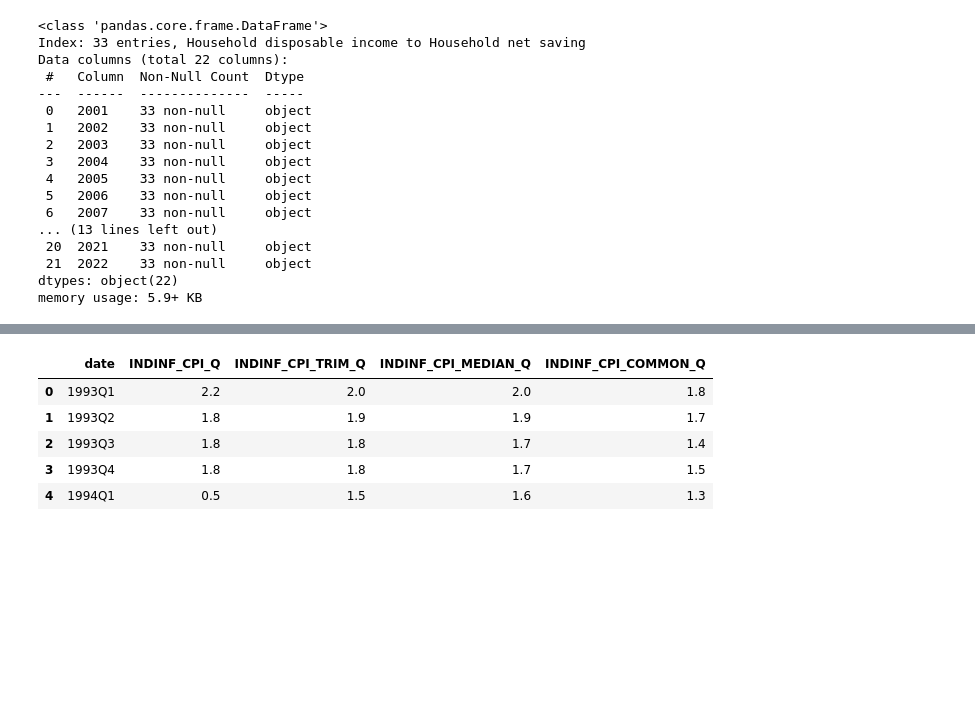
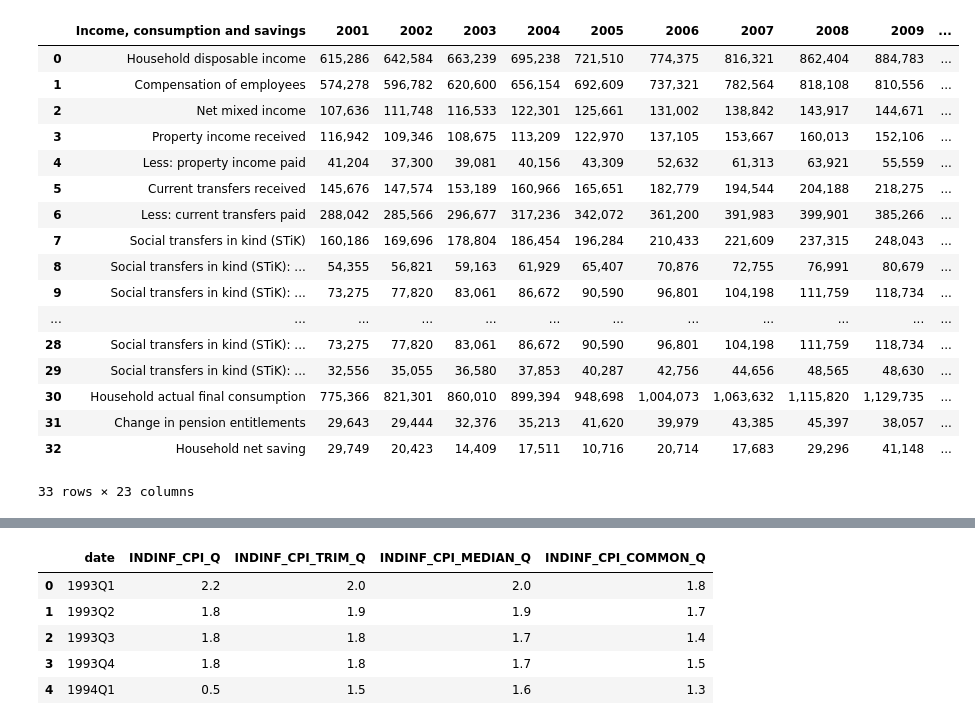
Before and after one commit to Sahib0096/Project-1-Group-3-, a Jupyter notebook: Project 1.ipynb, the cells around one changed output, grey strips where cells are left out. Cells and saved outputs as stored; diff of their text form; code cells hidden in the pictures; blank space fills up the shorter version.

```diff
--- a/Project 1.ipynb
+++ b/Project 1.ipynb
@@ -11,4 +13,2 @@ print(os.listdir())
 # %%
-household_df = pd.read_csv("./Resources/canada_household_econimic_data.csv", index_col = 'Income, consumption and savings')
-display(household_df.head())
-display(household_df.tail())
+df = pd.read_csv("./Resources/canada_household_econimic_data.csv")
@@ -32,22 +15,22 @@ display(household_df.tail())
 # %%
-# Display data information
-household_df.info()
+df
 # %% [output]
+|  | Income, consumption and savings | 2001 | 2002 | 2003 | 2004 | 2005 | 2006 | 2007 | 2008 | 2009 | ... |
+| 0 | Household disposable income | 615,286 | 642,584 | 663,239 | 695,238 | 721,510 | 774,375 | 816,321 | 862,404 | 884,783 | ... |
+| 1 | Compensation of employees | 574,278 | 596,782 | 620,600 | 656,154 | 692,609 | 737,321 | 782,564 | 818,108 | 810,556 | ... |
+| 2 | Net mixed income | 107,636 | 111,748 | 116,533 | 122,301 | 125,661 | 131,002 | 138,842 | 143,917 | 144,671 | ... |
+| 3 | Property income received | 116,942 | 109,346 | 108,675 | 113,209 | 122,970 | 137,105 | 153,667 | 160,013 | 152,106 | ... |
+| 4 | Less: property income paid | 41,204 | 37,300 | 39,081 | 40,156 | 43,309 | 52,632 | 61,313 | 63,921 | 55,559 | ... |
+| 5 | Current transfers received | 145,676 | 147,574 | 153,189 | 160,966 | 165,651 | 182,779 | 194,544 | 204,188 | 218,275 | ... |
+| 6 | Less: current transfers paid | 288,042 | 285,566 | 296,677 | 317,236 | 342,072 | 361,200 | 391,983 | 399,901 | 385,266 | ... |
+| 7 | Social transfers in kind (STiK) | 160,186 | 169,696 | 178,804 | 186,454 | 196,284 | 210,433 | 221,609 | 237,315 | 248,043 | ... |
+| 8 | Social transfers in kind (STiK): ... | 54,355 | 56,821 | 59,163 | 61,929 | 65,407 | 70,876 | 72,755 | 76,991 | 80,679 | ... |
+| 9 | Social transfers in kind (STiK): ... | 73,275 | 77,820 | 83,061 | 86,672 | 90,590 | 96,801 | 104,198 | 111,759 | 118,734 | ... |
+| ... | ... | ... | ... | ... | ... | ... | ... | ... | ... | ... | ... |
+| 28 | Social transfers in kind (STiK): ... | 73,275 | 77,820 | 83,061 | 86,672 | 90,590 | 96,801 | 104,198 | 111,759 | 118,734 | ... |
+| 29 | Social transfers in kind (STiK): ... | 32,556 | 35,055 | 36,580 | 37,853 | 40,287 | 42,756 | 44,656 | 48,565 | 48,630 | ... |
+| 30 | Household actual final consumption | 775,366 | 821,301 | 860,010 | 899,394 | 948,698 | 1,004,073 | 1,063,632 | 1,115,820 | 1,129,735 | ... |
+| 31 | Change in pension entitlements | 29,643 | 29,444 | 32,376 | 35,213 | 41,620 | 39,979 | 43,385 | 45,397 | 38,057 | ... |
+| 32 | Household net saving | 29,749 | 20,423 | 14,409 | 17,511 | 10,716 | 20,714 | 17,683 | 29,296 | 41,148 | ... |
-<class 'pandas.core.frame.DataFrame'>
-Index: 33 entries, Household disposable income to Household net saving
-Data columns (total 22 columns):
- #   Column  Non-Null Count  Dtype
----  ------  --------------  -----
- 0   2001    33 non-null     object
- 1   2002    33 non-null     object
- 2   2003    33 non-null     object
- 3   2004    33 non-null     object
- 4   2005    33 non-null     object
- 5   2006    33 non-null     object
- 6   2007    33 non-null     object
-... (13 lines left out)
- 20  2021    33 non-null     object
- 21  2022    33 non-null     object
-dtypes: object(22)
-memory usage: 5.9+ KB
+33 rows × 23 columns
 # %%
```
Also changed, not shown: parts of 23 cells of this notebook.
